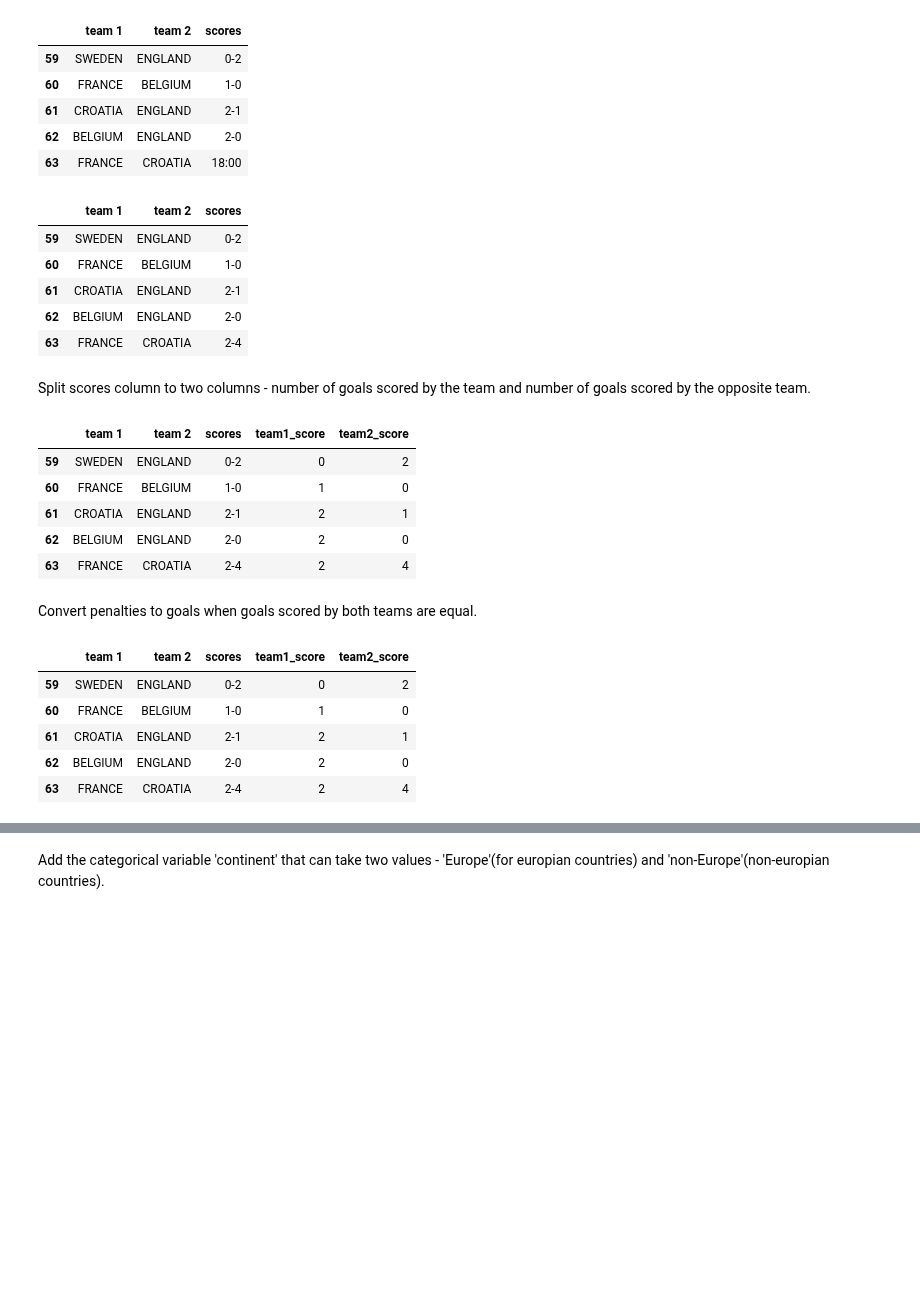
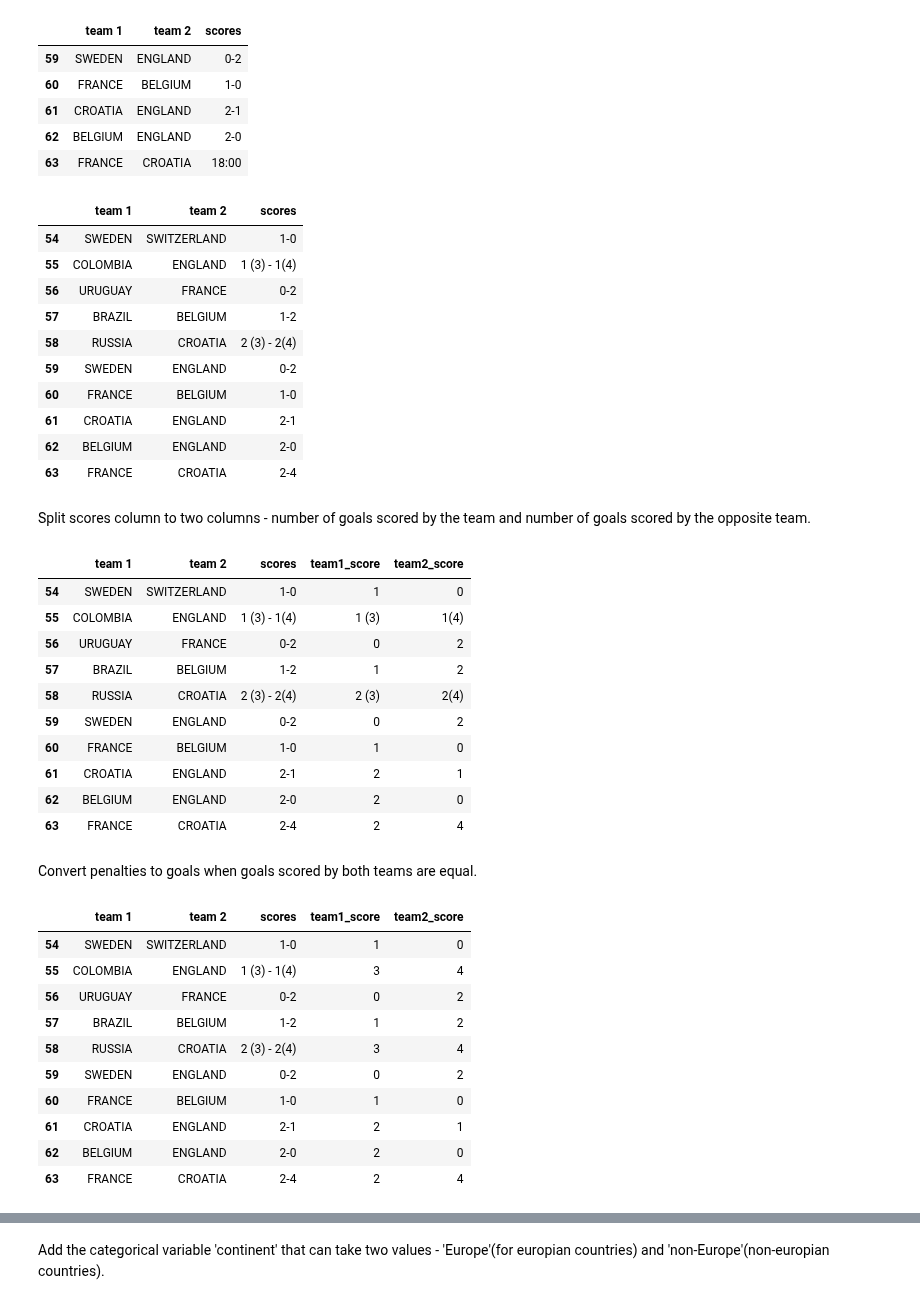
Before and after one commit to olga0503/DATA-620, a Jupyter notebook: Week_5_Assignment.ipynb, the cells around one changed output, grey strips where cells are left out. Cells and saved outputs as stored; diff of their text form; code cells hidden in the pictures; blank space fills up the shorter version.

```diff
--- a/Week_5_Assignment.ipynb
+++ b/Week_5_Assignment.ipynb
@@ -32,7 +34,7 @@ goals_list = list()
 for match in matches:
     teams = match.findAll("p", {"itemprop":"performer"})
     for item in teams:
-            team = item.get_text()
+            team = item.get_text().strip()
             teams_list.append(team)
 
 print(teams_list)
@@ -73,9 +75,14 @@ matches.tail()
 # %%
 #add missing score for the final match
 matches['scores'][len(matches)-1] = '2-4'
-matches.tail()
+matches.tail(10)
 # %% [output]
 |  | team 1 | team 2 | scores |
+| 54 | SWEDEN | SWITZERLAND | 1-0 |
+| 55 | COLOMBIA | ENGLAND | 1 (3) - 1(4) |
+| 56 | URUGUAY | FRANCE | 0-2 |
+| 57 | BRAZIL | BELGIUM | 1-2 |
+| 58 | RUSSIA | CROATIA | 2 (3) - 2(4) |
 | 59 | SWEDEN | ENGLAND | 0-2 |
 | 60 | FRANCE | BELGIUM | 1-0 |
 | 61 | CROATIA | ENGLAND | 2-1 |
@@ -86,9 +93,14 @@ Split scores column to two columns - number of goals scored by the team and numb
 # %%
 matches['team1_score'] = matches['scores'].str.split('-',expand=True)[0]
 matches['team2_score'] = matches['scores'].str.split('-',expand=True)[1]
-matches.tail()
+matches.tail(10)
 # %% [output]
 |  | team 1 | team 2 | scores | team1_score | team2_score |
+| 54 | SWEDEN | SWITZERLAND | 1-0 | 1 | 0 |
+| 55 | COLOMBIA | ENGLAND | 1 (3) - 1(4) | 1 (3) | 1(4) |
+| 56 | URUGUAY | FRANCE | 0-2 | 0 | 2 |
+| 57 | BRAZIL | BELGIUM | 1-2 | 1 | 2 |
+| 58 | RUSSIA | CROATIA | 2 (3) - 2(4) | 2 (3) | 2(4) |
 | 59 | SWEDEN | ENGLAND | 0-2 | 0 | 2 |
 | 60 | FRANCE | BELGIUM | 1-0 | 1 | 0 |
 | 61 | CROATIA | ENGLAND | 2-1 | 2 | 1 |
@@ -109,9 +121,14 @@ for i in range(0,len(matches['team2_score'])-1):
     if mo:
         matches['team2_score'][i] = mo.group(1)
 
-matches.tail()
+matches.tail(10)
 # %% [output]
 |  | team 1 | team 2 | scores | team1_score | team2_score |
+| 54 | SWEDEN | SWITZERLAND | 1-0 | 1 | 0 |
+| 55 | COLOMBIA | ENGLAND | 1 (3) - 1(4) | 3 | 4 |
+| 56 | URUGUAY | FRANCE | 0-2 | 0 | 2 |
+| 57 | BRAZIL | BELGIUM | 1-2 | 1 | 2 |
+| 58 | RUSSIA | CROATIA | 2 (3) - 2(4) | 3 | 4 |
 | 59 | SWEDEN | ENGLAND | 0-2 | 0 | 2 |
 | 60 | FRANCE | BELGIUM | 1-0 | 1 | 0 |
 | 61 | CROATIA | ENGLAND | 2-1 | 2 | 1 |
```
Also changed, not shown: parts of 11 cells of this notebook.
